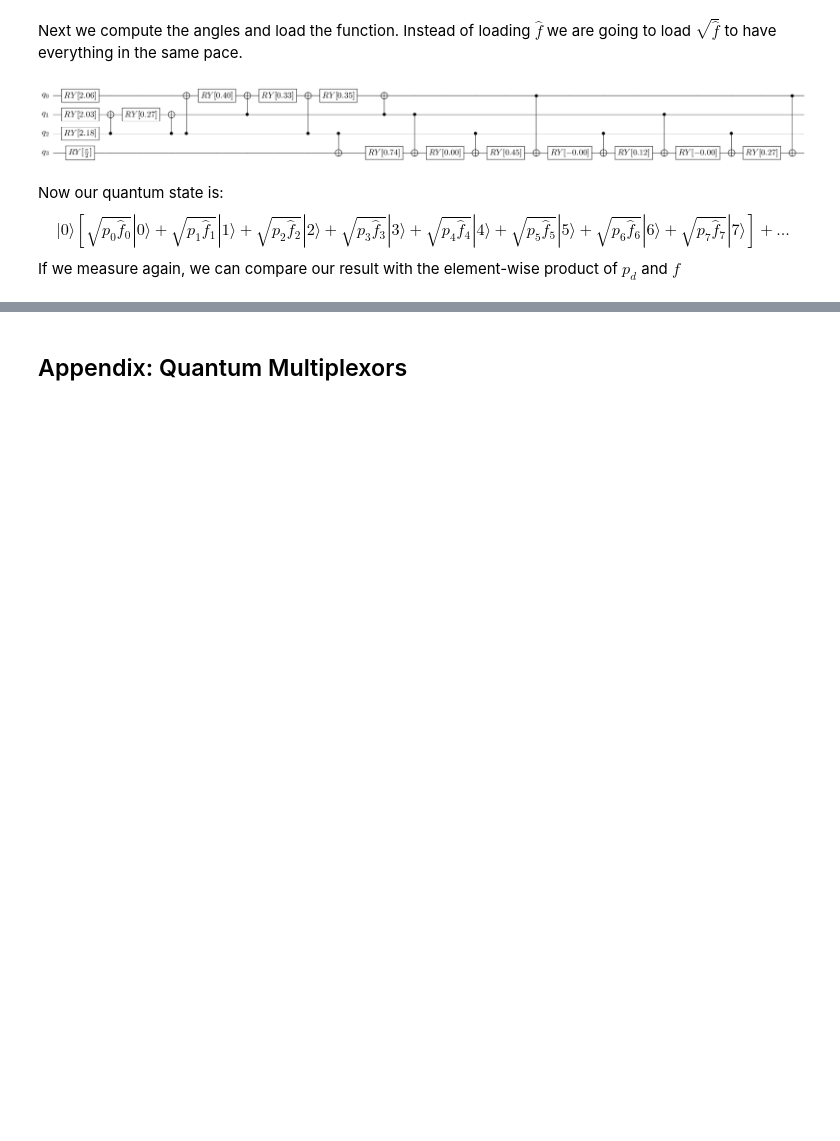
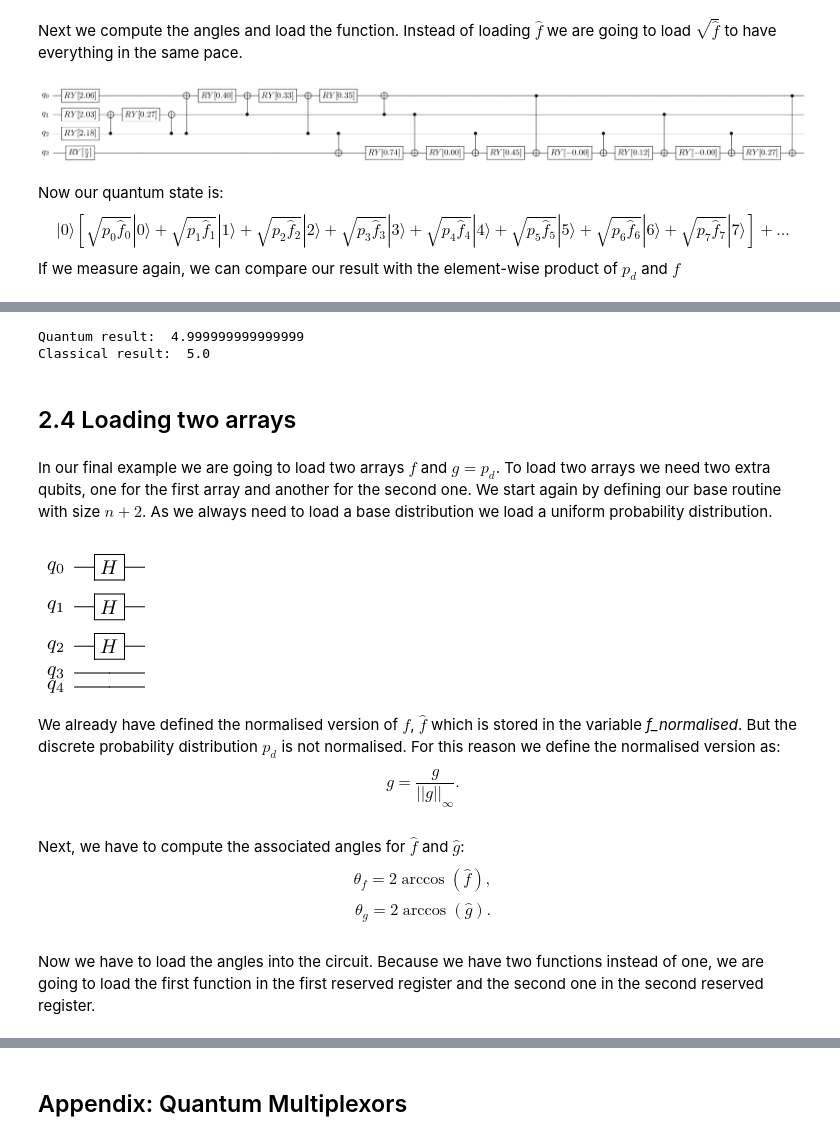
Before and after one commit to albertomanzano/QuantumComputing, a Jupyter notebook: notebooks/data_loading_module_use.ipynb, the cells around one changed output, grey strips where cells are left out. Drawn from its saved outputs; the diff is of its cells as text; code cells hidden in the pictures; blank space fills up the shorter version.

```diff
--- a/notebooks/data_loading_module_use.ipynb
+++ b/notebooks/data_loading_module_use.ipynb
@@ -198,0 +207,31 @@ array([0.        , 0.03571429, 0.07142857, 0.10714286, 0.14285714,
+# %%
+job = circuit.to_job(qubits=[n])
+linalg_qpu = LinAlg()
+result = linalg_qpu.submit(job)
+if not isinstance(result,Result):
+    result = result.join()
+
+    # Result
+result_array = np.zeros(2)
+for sample in result:
+    result_array[sample.state.lsb_int] = sample.probability
+print("Quantum result: ",result_array[0]*normalization_constant)
+print("Classical result: ",np.dot(probability,f))
+# %% [output]
+Quantum result:  4.999999999999999
+Classical result:  5.0
+# %% [markdown]
+## 2.4 Loading two arrays
+# %% [markdown]
+In our final example we are going to load two arrays $f$ and $g = p_d$. To load two arrays we need two extra qubits, one for the first array and another for the second one. We start again by defining our base routine with size $n+2$. As we always need to load a base distribution we load a uniform probability distribution.
+# %%
+g = probability
+routine = QRoutine()
+register = routine.new_wires(n+2)
+routine.apply(uniform_distribution(n),register[:n])
+draw(routine)
+# %% [output]
+[figure, added]
+# %% [markdown]
+We already have defined the normalised version of $f$, $\hat{f}$ which is stored in the variable *f_normalised*. But the discrete probability distribution $p_d$ is not normalised. For this reason we define the normalised version as:
+$$\hat{g} = \dfrac{g}{||g||_{\infty}}.$$
@@ -198,0 +240,4 @@ array([0.        , 0.03571429, 0.07142857, 0.10714286, 0.14285714,
+# %% [markdown]
+Next, we have to compute the associated angles for $\hat{f}$ and $\hat{g}$:
+$$\theta_f = 2\arccos\left(\hat{f}\right),$$
+$$\theta_g = 2\arccos\left(\hat{g}\right).$$
@@ -198,0 +247,2 @@ array([0.        , 0.03571429, 0.07142857, 0.10714286, 0.14285714,
+# %% [markdown]
+Now we have to load the angles into the circuit. Because we have two functions instead of one, we are going to load the first function in the first reserved register and the second one in the second reserved register.
```
Also changed, not shown: parts of 15 cells of this notebook.
